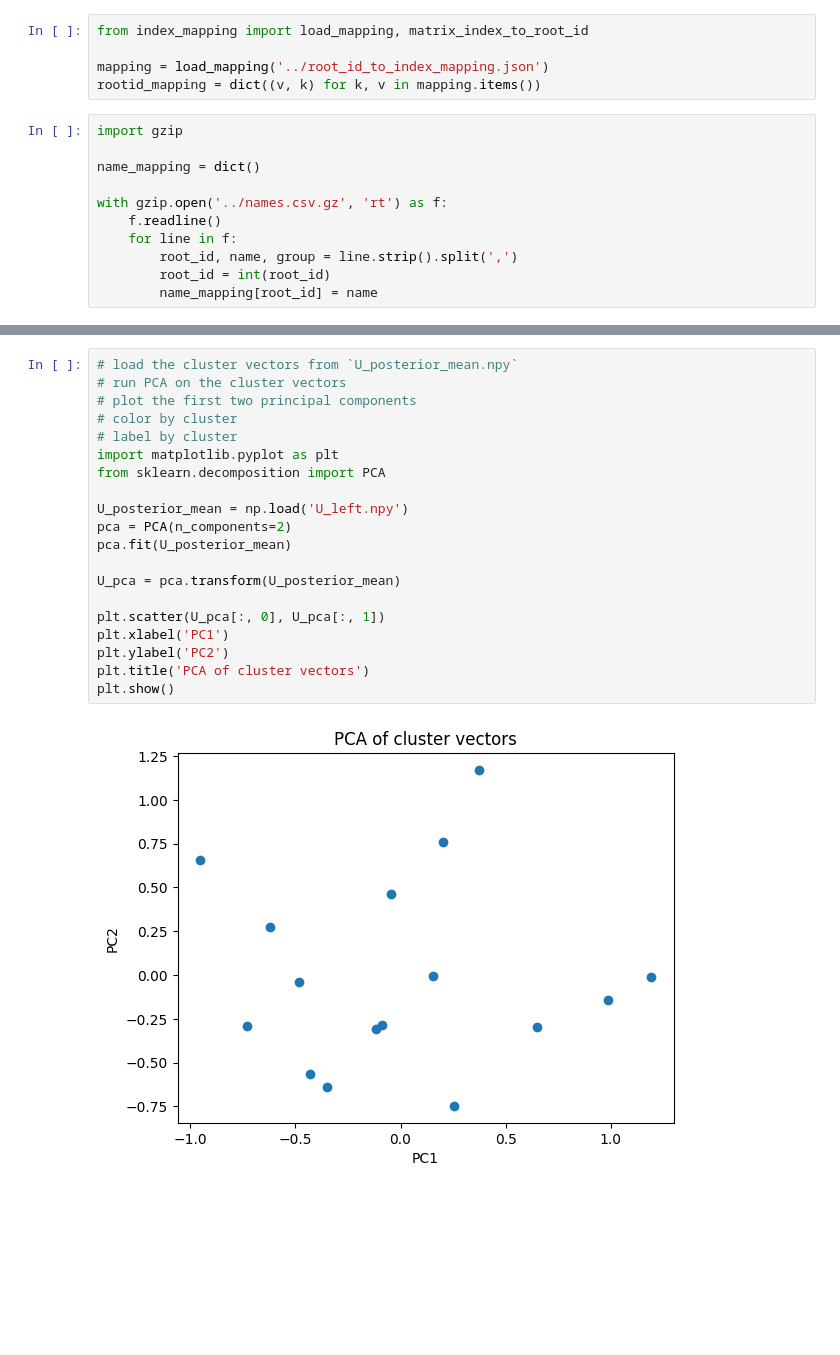
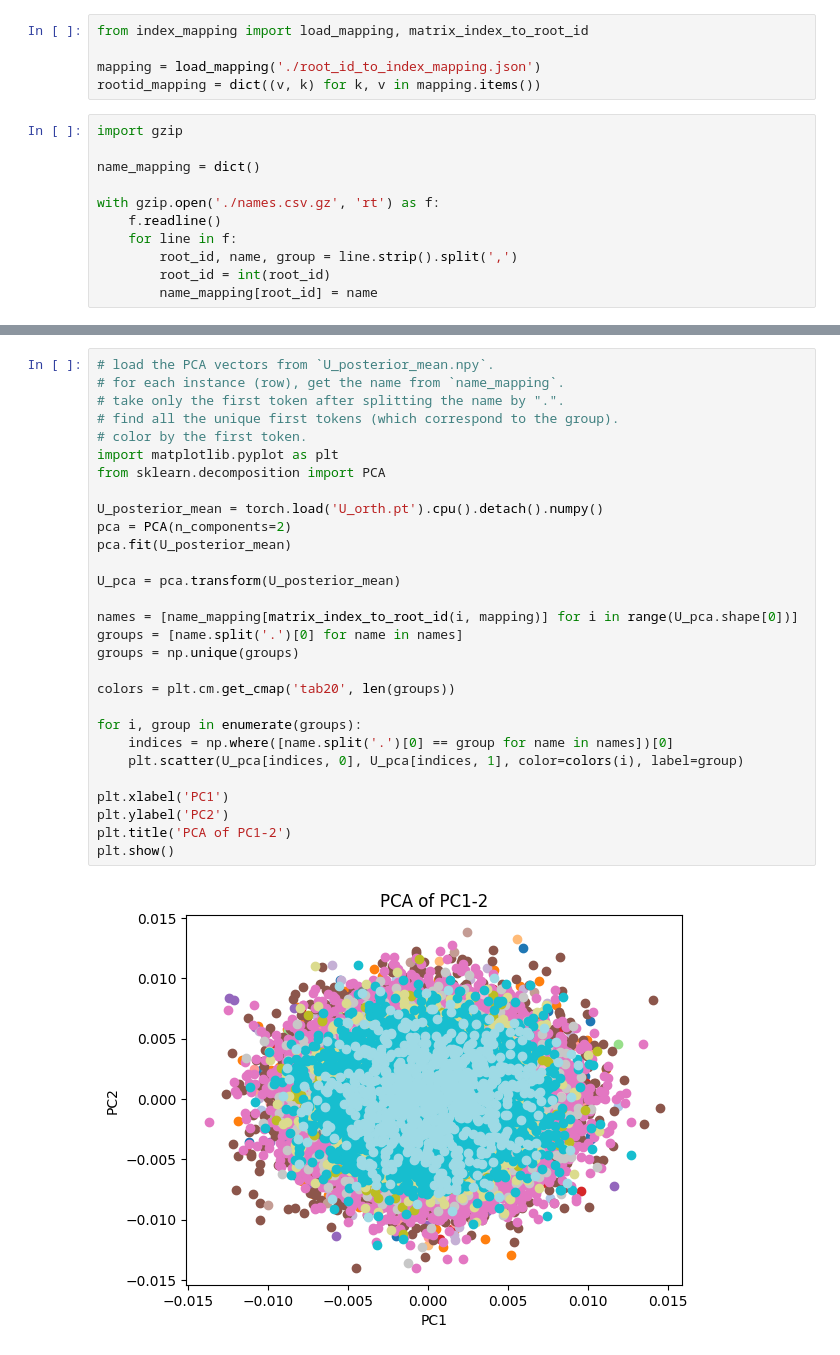
Before and after one commit to sc4224/flywrite, a Jupyter notebook: quick_analysis.ipynb, the cells around one changed output, grey strips where cells are left out. Saved outputs shown, nothing was run; the diff lists cells and outputs as text; blank space fills up the shorter version.

```diff
--- a/quick_analysis.ipynb
+++ b/quick_analysis.ipynb
@@ -1,14 +3,14 @@
 # %%
 from index_mapping import load_mapping, matrix_index_to_root_id
 
-mapping = load_mapping('../root_id_to_index_mapping.json')
+mapping = load_mapping('./root_id_to_index_mapping.json')
 rootid_mapping = dict((v, k) for k, v in mapping.items())
 # %%
 import gzip
 
 name_mapping = dict()
 
-with gzip.open('../names.csv.gz', 'rt') as f:
+with gzip.open('./names.csv.gz', 'rt') as f:
     f.readline()
     for line in f:
         root_id, name, group = line.strip().split(',')
@@ -67,22 +107,31 @@ plt.show()
 # %%
-# load the cluster vectors from `U_posterior_mean.npy`
-# run PCA on the cluster vectors
-# plot the first two principal components
-# color by cluster
-# label by cluster
+# load the PCA vectors from `U_posterior_mean.npy`.
+# for each instance (row), get the name from `name_mapping`.
+# take only the first token after splitting the name by ".".
+# find all the unique first tokens (which correspond to the group).
+# color by the first token.
 import matplotlib.pyplot as plt
 from sklearn.decomposition import PCA
 
-U_posterior_mean = np.load('U_left.npy')
+U_posterior_mean = torch.load('U_orth.pt').cpu().detach().numpy()
 pca = PCA(n_components=2)
 pca.fit(U_posterior_mean)
 
 U_pca = pca.transform(U_posterior_mean)
 
-plt.scatter(U_pca[:, 0], U_pca[:, 1])
+names = [name_mapping[matrix_index_to_root_id(i, mapping)] for i in range(U_pca.shape[0])]
+groups = [name.split('.')[0] for name in names]
+groups = np.unique(groups)
+
+colors = plt.cm.get_cmap('tab20', len(groups))
+
+for i, group in enumerate(groups):
+    indices = np.where([name.split('.')[0] == group for name in names])[0]
+    plt.scatter(U_pca[indices, 0], U_pca[indices, 1], color=colors(i), label=group)
+
 plt.xlabel('PC1')
 plt.ylabel('PC2')
-plt.title('PCA of cluster vectors')
+plt.title('PCA of PC1-2')
 plt.show()
 # %% [output]
-[figure, old version]
+[figure, new version]
```
Also changed, not shown: parts of 10 cells of this notebook, 4 other files.
